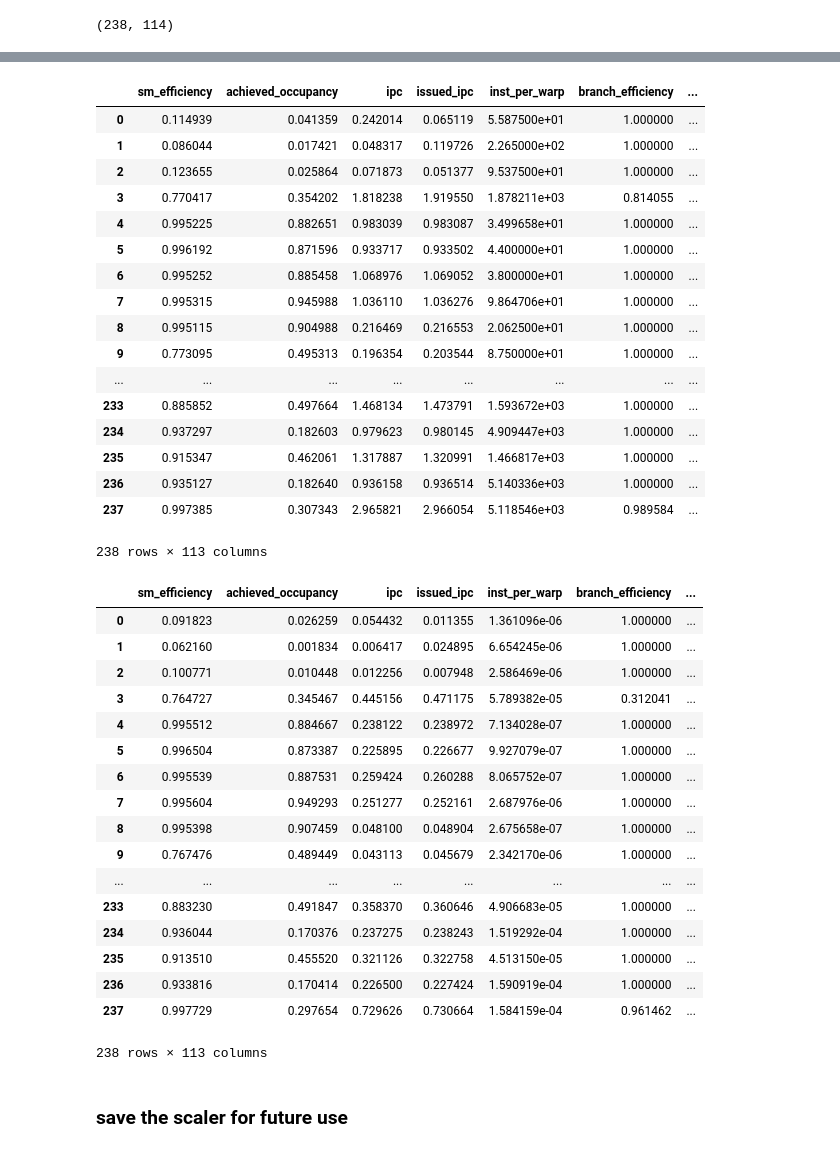
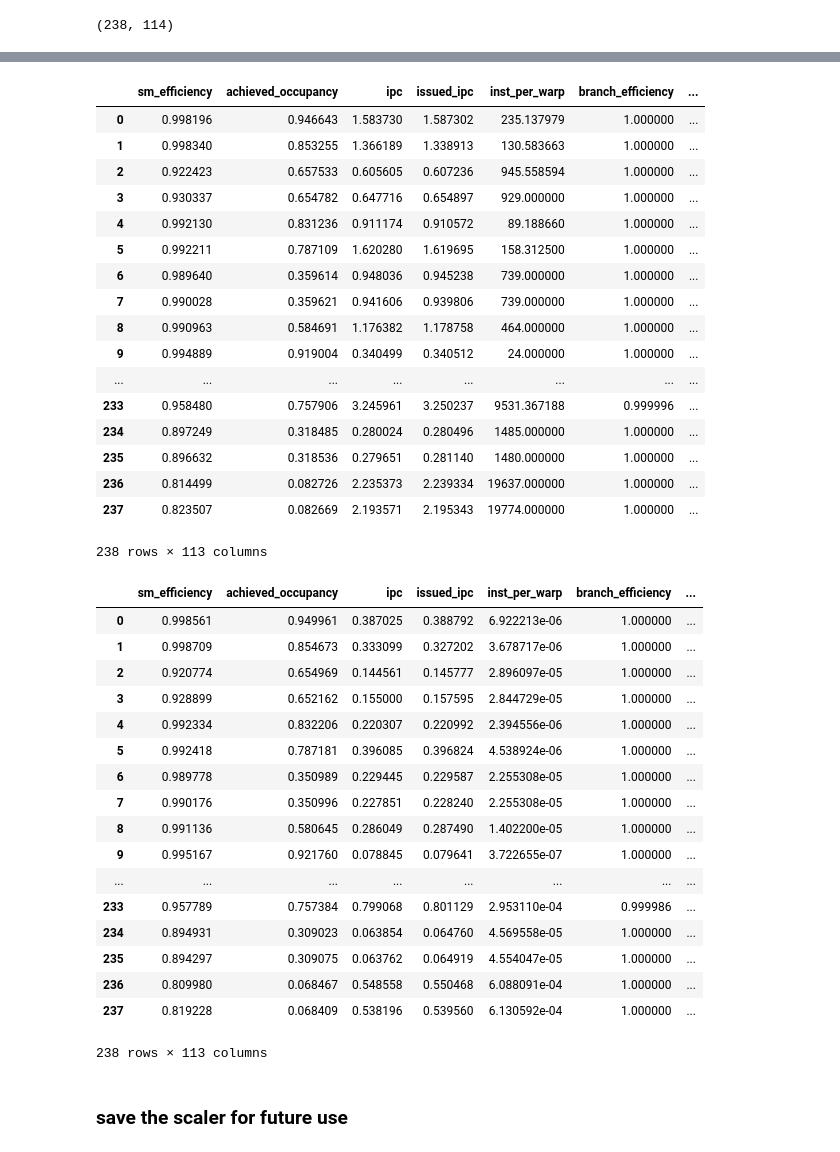
Before and after one commit to 3upperm2n/xing19, a Jupyter notebook: 07_nn/1-preprocess_metrics.ipynb, the cells around one changed output, grey strips where cells are left out. Cells and saved outputs as stored; diff of their text form; code cells hidden in the pictures.

```diff
--- a/07_nn/1-preprocess_metrics.ipynb
+++ b/07_nn/1-preprocess_metrics.ipynb
@@ -43,9 +43,12 @@ appTrace
 app_kernel_metrics_dd = {}
 for i,f in enumerate(appTrace):
     csvfile  = metrics_folder + '/' + f
-    #print f
-    sep_str = f.split('_')
-    appName = sep_str[-1][:-4]
+    appName = f[8:-4]
+
+    #sep_str = f.split('_')
+    #appName = sep_str[-1][:-4]
+    #print sep_str
+
 
     df_app = read_trace(csvfile)
 
@@ -210,25 +213,25 @@ df_featureMat = df_featureMat.convert_objects(convert_numeric=True)
 df_featureMat_cp = df_featureMat.copy()
 df_featureMat_cp = df_featureMat_cp.drop('KernelName', axis=1)   # remove the 1st column
 # %%
-df_featureMat_cp`b
+df_featureMat_cp
 # %% [output]
 |  | sm_efficiency | achieved_occupancy | ipc | issued_ipc | inst_per_warp | branch_efficiency | ... |
-| 0 | 0.114939 | 0.041359 | 0.242014 | 0.065119 | 5.587500e+01 | 1.000000 | ... |
-| 1 | 0.086044 | 0.017421 | 0.048317 | 0.119726 | 2.265000e+02 | 1.000000 | ... |
-| 2 | 0.123655 | 0.025864 | 0.071873 | 0.051377 | 9.537500e+01 | 1.000000 | ... |
-| 3 | 0.770417 | 0.354202 | 1.818238 | 1.919550 | 1.878211e+03 | 0.814055 | ... |
-| 4 | 0.995225 | 0.882651 | 0.983039 | 0.983087 | 3.499658e+01 | 1.000000 | ... |
-| 5 | 0.996192 | 0.871596 | 0.933717 | 0.933502 | 4.400000e+01 | 1.000000 | ... |
-| 6 | 0.995252 | 0.885458 | 1.068976 | 1.069052 | 3.800000e+01 | 1.000000 | ... |
-| 7 | 0.995315 | 0.945988 | 1.036110 | 1.036276 | 9.864706e+01 | 1.000000 | ... |
-| 8 | 0.995115 | 0.904988 | 0.216469 | 0.216553 | 2.062500e+01 | 1.000000 | ... |
-| 9 | 0.773095 | 0.495313 | 0.196354 | 0.203544 | 8.750000e+01 | 1.000000 | ... |
+| 0 | 0.998196 | 0.946643 | 1.583730 | 1.587302 | 235.137979 | 1.000000 | ... |
+| 1 | 0.998340 | 0.853255 | 1.366189 | 1.338913 | 130.583663 | 1.000000 | ... |
+| 2 | 0.922423 | 0.657533 | 0.605605 | 0.607236 | 945.558594 | 1.000000 | ... |
+| 3 | 0.930337 | 0.654782 | 0.647716 | 0.654897 | 929.000000 | 1.000000 | ... |
+| 4 | 0.992130 | 0.831236 | 0.911174 | 0.910572 | 89.188660 | 1.000000 | ... |
+| 5 | 0.992211 | 0.787109 | 1.620280 | 1.619695 | 158.312500 | 1.000000 | ... |
+| 6 | 0.989640 | 0.359614 | 0.948036 | 0.945238 | 739.000000 | 1.000000 | ... |
+| 7 | 0.990028 | 0.359621 | 0.941606 | 0.939806 | 739.000000 | 1.000000 | ... |
+| 8 | 0.990963 | 0.584691 | 1.176382 | 1.178758 | 464.000000 | 1.000000 | ... |
+| 9 | 0.994889 | 0.919004 | 0.340499 | 0.340512 | 24.000000 | 1.000000 | ... |
 | ... | ... | ... | ... | ... | ... | ... | ... |
-| 233 | 0.885852 | 0.497664 | 1.468134 | 1.473791 | 1.593672e+03 | 1.000000 | ... |
-| 234 | 0.937297 | 0.182603 | 0.979623 | 0.980145 | 4.909447e+03 | 1.000000 | ... |
-| 235 | 0.915347 | 0.462061 | 1.317887 | 1.320991 | 1.466817e+03 | 1.000000 | ... |
-| 236 | 0.935127 | 0.182640 | 0.936158 | 0.936514 | 5.140336e+03 | 1.000000 | ... |
-| 237 | 0.997385 | 0.307343 | 2.965821 | 2.966054 | 5.118546e+03 | 0.989584 | ... |
+| 233 | 0.958480 | 0.757906 | 3.245961 | 3.250237 | 9531.367188 | 0.999996 | ... |
+| 234 | 0.897249 | 0.318485 | 0.280024 | 0.280496 | 1485.000000 | 1.000000 | ... |
+| 235 | 0.896632 | 0.318536 | 0.279651 | 0.281140 | 1480.000000 | 1.000000 | ... |
+| 236 | 0.814499 | 0.082726 | 2.235373 | 2.239334 | 19637.000000 | 1.000000 | ... |
+| 237 | 0.823507 | 0.082669 | 2.193571 | 2.195343 | 19774.000000 | 1.000000 | ... |
 238 rows × 113 columns
 # %%
 scaler = preprocessing.MinMaxScaler()
@@ -239,22 +242,22 @@ scaled_df = pd.DataFrame(scaled_df, columns=df_featureMat_cp.columns)
 scaled_df
 # %% [output]
 |  | sm_efficiency | achieved_occupancy | ipc | issued_ipc | inst_per_warp | branch_efficiency | ... |
-| 0 | 0.091823 | 0.026259 | 0.054432 | 0.011355 | 1.361096e-06 | 1.000000 | ... |
-| 1 | 0.062160 | 0.001834 | 0.006417 | 0.024895 | 6.654245e-06 | 1.000000 | ... |
-| 2 | 0.100771 | 0.010448 | 0.012256 | 0.007948 | 2.586469e-06 | 1.000000 | ... |
-| 3 | 0.764727 | 0.345467 | 0.445156 | 0.471175 | 5.789382e-05 | 0.312041 | ... |
-| 4 | 0.995512 | 0.884667 | 0.238122 | 0.238972 | 7.134028e-07 | 1.000000 | ... |
-| 5 | 0.996504 | 0.873387 | 0.225895 | 0.226677 | 9.927079e-07 | 1.000000 | ... |
-| 6 | 0.995539 | 0.887531 | 0.259424 | 0.260288 | 8.065752e-07 | 1.000000 | ... |
-| 7 | 0.995604 | 0.949293 | 0.251277 | 0.252161 | 2.687976e-06 | 1.000000 | ... |
-| 8 | 0.995398 | 0.907459 | 0.048100 | 0.048904 | 2.675658e-07 | 1.000000 | ... |
-| 9 | 0.767476 | 0.489449 | 0.043113 | 0.045679 | 2.342170e-06 | 1.000000 | ... |
+| 0 | 0.998561 | 0.949961 | 0.387025 | 0.388792 | 6.922213e-06 | 1.000000 | ... |
+| 1 | 0.998709 | 0.854673 | 0.333099 | 0.327202 | 3.678717e-06 | 1.000000 | ... |
+| 2 | 0.920774 | 0.654969 | 0.144561 | 0.145777 | 2.896097e-05 | 1.000000 | ... |
+| 3 | 0.928899 | 0.652162 | 0.155000 | 0.157595 | 2.844729e-05 | 1.000000 | ... |
+| 4 | 0.992334 | 0.832206 | 0.220307 | 0.220992 | 2.394556e-06 | 1.000000 | ... |
+| 5 | 0.992418 | 0.787181 | 0.396085 | 0.396824 | 4.538924e-06 | 1.000000 | ... |
+| 6 | 0.989778 | 0.350989 | 0.229445 | 0.229587 | 2.255308e-05 | 1.000000 | ... |
+| 7 | 0.990176 | 0.350996 | 0.227851 | 0.228240 | 2.255308e-05 | 1.000000 | ... |
+| 8 | 0.991136 | 0.580645 | 0.286049 | 0.287490 | 1.402200e-05 | 1.000000 | ... |
+| 9 | 0.995167 | 0.921760 | 0.078845 | 0.079641 | 3.722655e-07 | 1.000000 | ... |
 | ... | ... | ... | ... | ... | ... | ... | ... |
-| 233 | 0.883230 | 0.491847 | 0.358370 | 0.360646 | 4.906683e-05 | 1.000000 | ... |
-| 234 | 0.936044 | 0.170376 | 0.237275 | 0.238243 | 1.519292e-04 | 1.000000 | ... |
-| 235 | 0.913510 | 0.455520 | 0.321126 | 0.322758 | 4.513150e-05 | 1.000000 | ... |
-| 236 | 0.933816 | 0.170414 | 0.226500 | 0.227424 | 1.590919e-04 | 1.000000 | ... |
-| 237 | 0.997729 | 0.297654 | 0.729626 | 0.730664 | 1.584159e-04 | 0.961462 | ... |
+| 233 | 0.957789 | 0.757384 | 0.799068 | 0.801129 | 2.953110e-04 | 0.999986 | ... |
+| 234 | 0.894931 | 0.309023 | 0.063854 | 0.064760 | 4.569558e-05 | 1.000000 | ... |
+| 235 | 0.894297 | 0.309075 | 0.063762 | 0.064919 | 4.554047e-05 | 1.000000 | ... |
+| 236 | 0.809980 | 0.068467 | 0.548558 | 0.550468 | 6.088091e-04 | 1.000000 | ... |
+| 237 | 0.819228 | 0.068409 | 0.538196 | 0.539560 | 6.130592e-04 | 1.000000 | ... |
 238 rows × 113 columns
 # %% [markdown]
 ### save the scaler for future use
```
Also changed, not shown: parts of 5 cells of this notebook.
